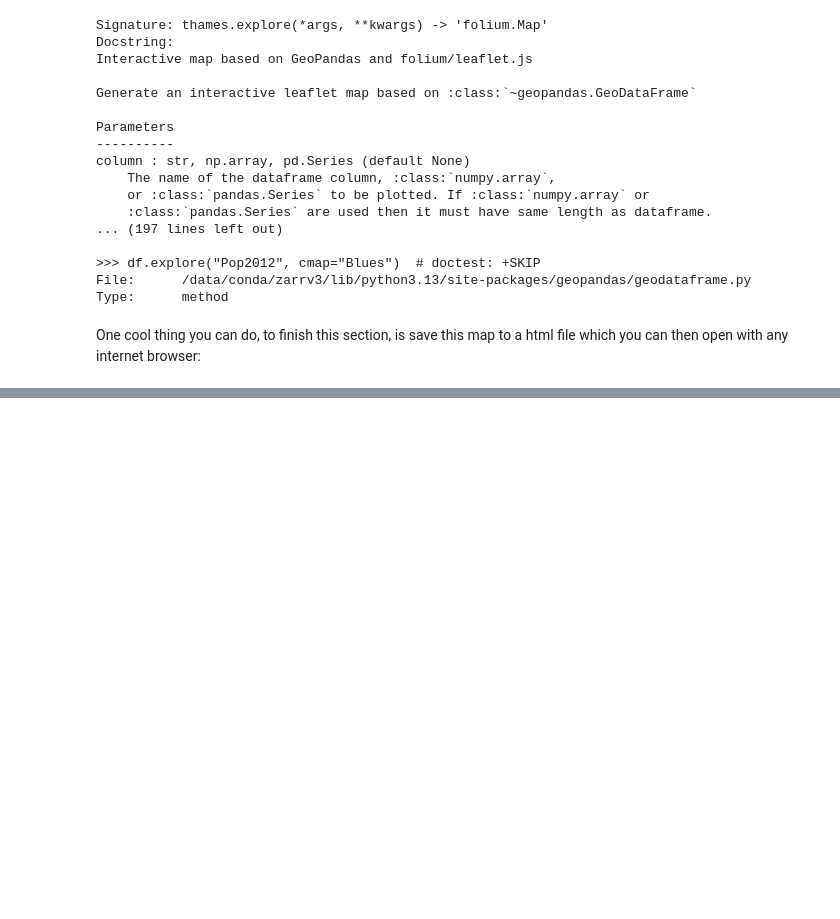
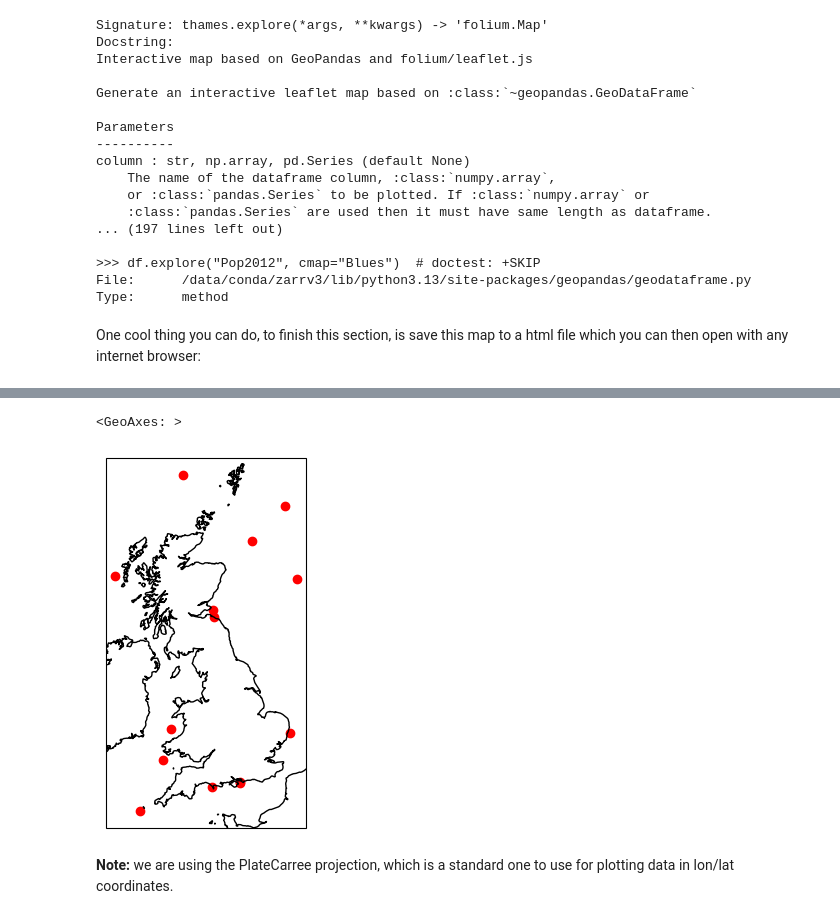
Before and after one commit to NERC-CEH/dri_gridded_data, a Jupyter notebook: notebooks/Examples_2.ipynb, the cells around one changed output, grey strips where cells are left out. Cells and saved outputs as stored; diff of their text form; code cells hidden in the pictures; blank space fills up the shorter version.

```diff
--- a/notebooks/Examples_2.ipynb
+++ b/notebooks/Examples_2.ipynb
@@ -343,0 +366,2 @@ thamescatmap.save('thames_cat_map.html')
+# %%
+buoys = pd.read_csv(s3.open("s3://example-data/buoy_data.csv"))
@@ -343,0 +388,3 @@ thamescatmap.save('thames_cat_map.html')
+# %%
+buoys_geo = gpd.GeoDataFrame(buoys, geometry=gpd.points_from_xy(buoys.longitude, buoys.latitude),
+                             crs="EPSG:4326")
@@ -343,0 +411,9 @@ thamescatmap.save('thames_cat_map.html')
+# %%
+gbax = plt.axes(projection=cp.crs.PlateCarree())
+gbax.coastlines(resolution='10m')
+buoys_geo.plot(ax=gbax, color='red')
+# %% [output]
+<GeoAxes: >
+[figure, added]
+# %% [markdown]
+**Note:** we are using the PlateCarree projection, which is a standard one to use for plotting data in lon/lat coordinates.
```
Also changed, not shown: parts of 17 cells of this notebook, 1 other file.
